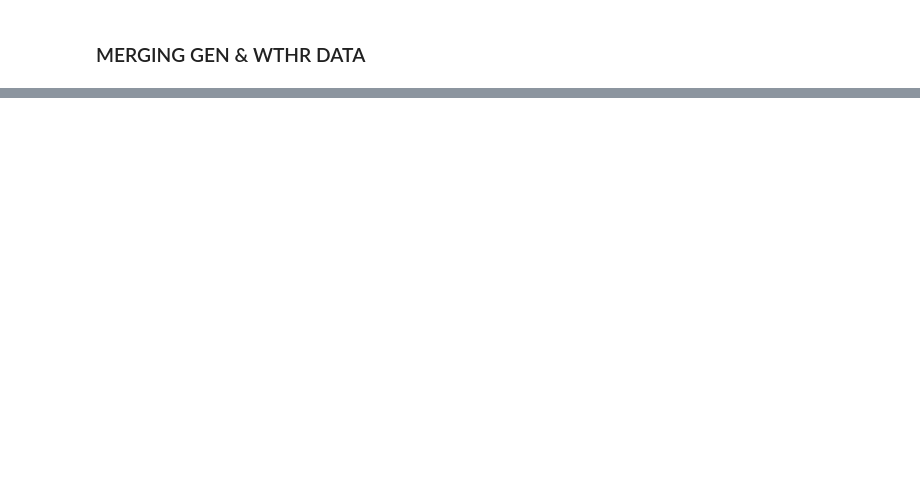
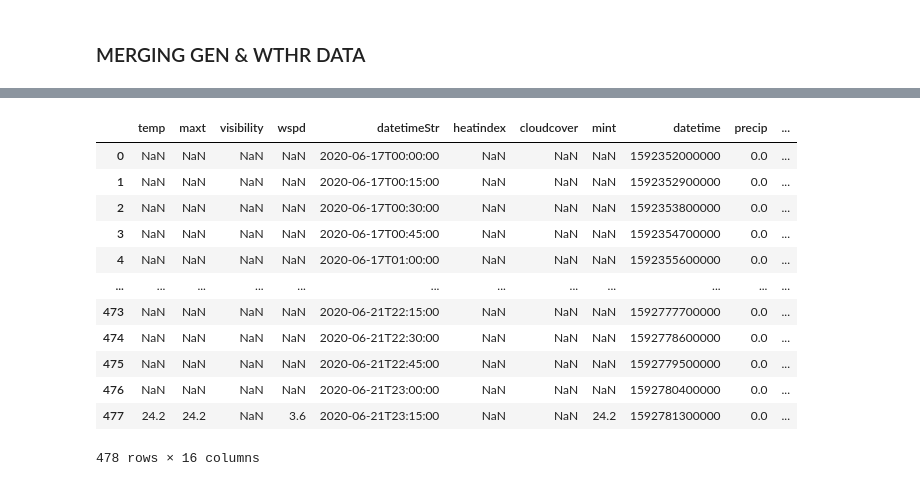
Before and after one commit to Ozxahmed/flatiron_capstone, a Jupyter notebook: notebooks/exploratory/oz_04_sarimax_exogenous.ipynb, the cells around one changed output, grey strips where cells are left out. Drawn from its saved outputs; the diff is of its cells as text; code cells hidden in the pictures; blank space fills up the shorter version.

```diff
--- a/notebooks/exploratory/oz_04_sarimax_exogenous.ipynb
+++ b/notebooks/exploratory/oz_04_sarimax_exogenous.ipynb
@@ -245,0 +542,19 @@ plt.show()
+# %%
+# removing '+05:30' from the string date time column
+
+forecast_wthr_data_all.datetimeStr = forecast_wthr_data_all.datetimeStr.map(lambda x: x[:-6])
+forecast_wthr_data_all
+# %% [output]
+|  | temp | maxt | visibility | wspd | datetimeStr | heatindex | cloudcover | mint | datetime | precip | ... |
+| 0 | NaN | NaN | NaN | NaN | 2020-06-17T00:00:00 | NaN | NaN | NaN | 1592352000000 | 0.0 | ... |
+| 1 | NaN | NaN | NaN | NaN | 2020-06-17T00:15:00 | NaN | NaN | NaN | 1592352900000 | 0.0 | ... |
+| 2 | NaN | NaN | NaN | NaN | 2020-06-17T00:30:00 | NaN | NaN | NaN | 1592353800000 | 0.0 | ... |
+| 3 | NaN | NaN | NaN | NaN | 2020-06-17T00:45:00 | NaN | NaN | NaN | 1592354700000 | 0.0 | ... |
+| 4 | NaN | NaN | NaN | NaN | 2020-06-17T01:00:00 | NaN | NaN | NaN | 1592355600000 | 0.0 | ... |
+| ... | ... | ... | ... | ... | ... | ... | ... | ... | ... | ... | ... |
+| 473 | NaN | NaN | NaN | NaN | 2020-06-21T22:15:00 | NaN | NaN | NaN | 1592777700000 | 0.0 | ... |
+| 474 | NaN | NaN | NaN | NaN | 2020-06-21T22:30:00 | NaN | NaN | NaN | 1592778600000 | 0.0 | ... |
+| 475 | NaN | NaN | NaN | NaN | 2020-06-21T22:45:00 | NaN | NaN | NaN | 1592779500000 | 0.0 | ... |
+| 476 | NaN | NaN | NaN | NaN | 2020-06-21T23:00:00 | NaN | NaN | NaN | 1592780400000 | 0.0 | ... |
+| 477 | 24.2 | 24.2 | NaN | 3.6 | 2020-06-21T23:15:00 | NaN | NaN | 24.2 | 1592781300000 | 0.0 | ... |
+478 rows × 16 columns
```
Also changed, not shown: parts of 56 cells of this notebook, 5 other files.
